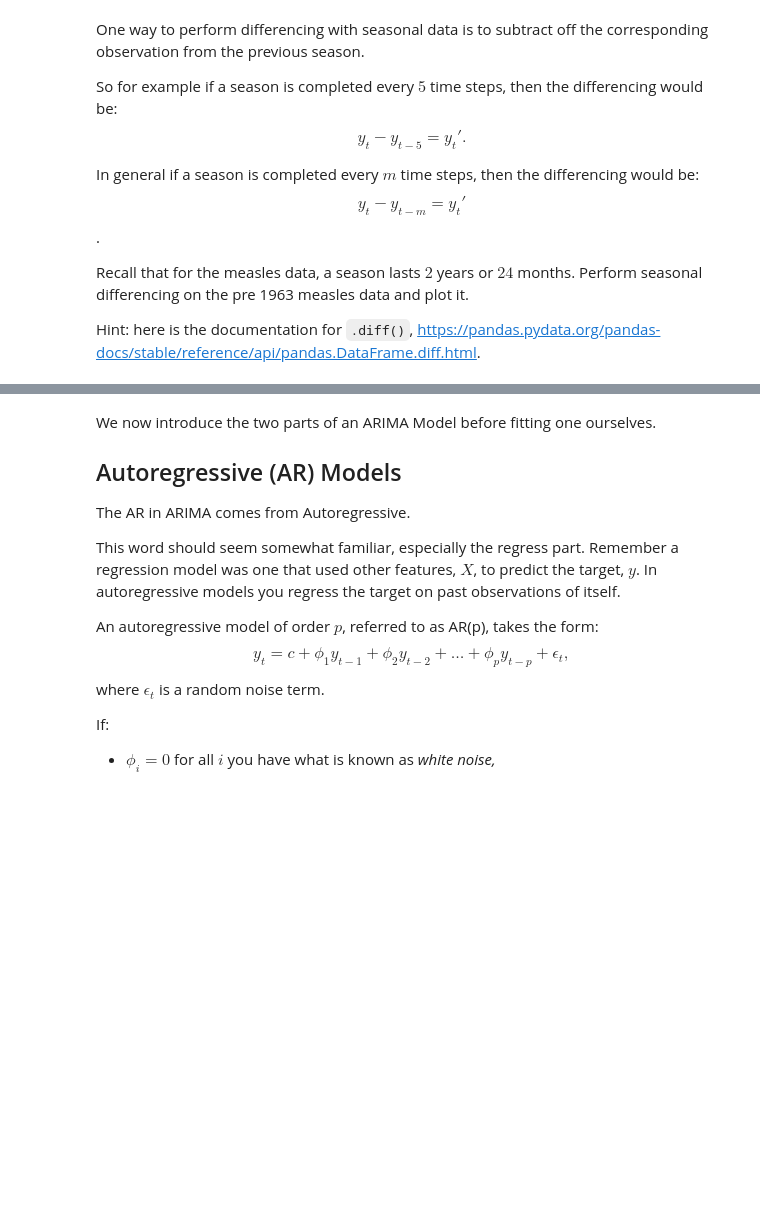
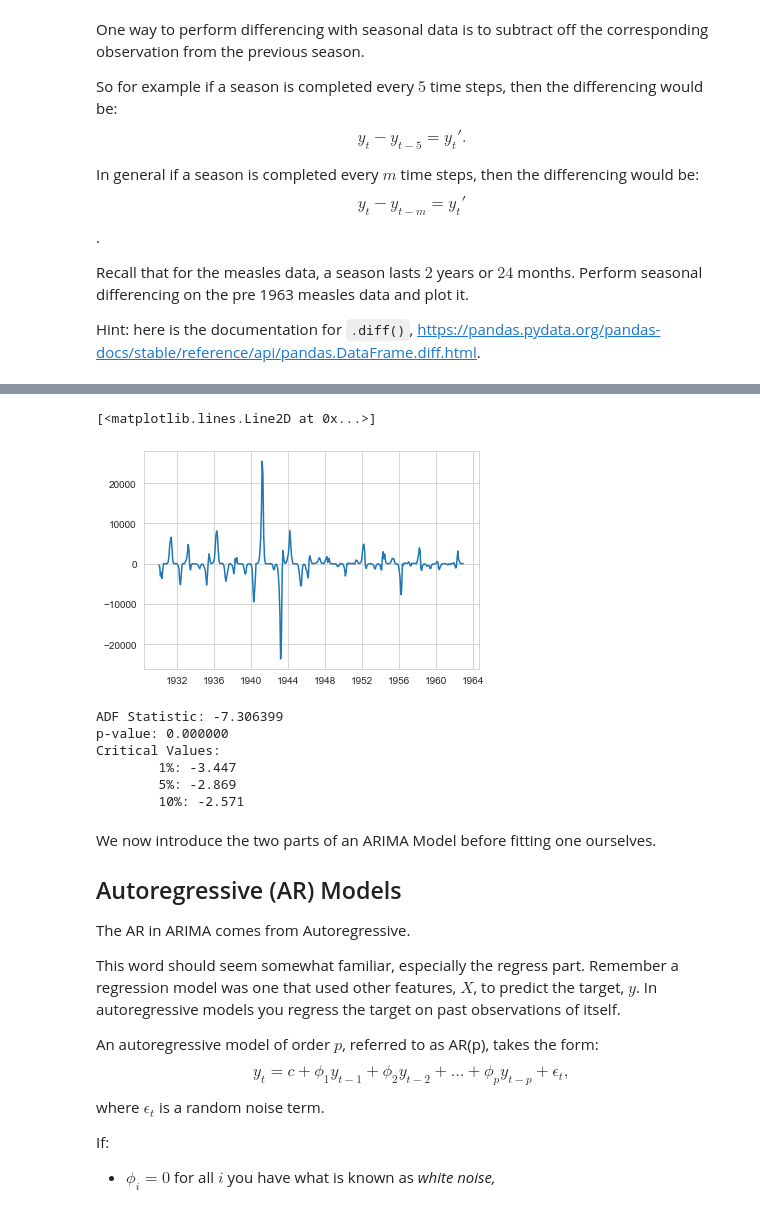
Before and after one commit to yuxinxwang/Code2020Materials, a Jupyter notebook: Lectures/TimeSeries/Notebook 5 - ARIMA.ipynb, the cells around one changed output, grey strips where cells are left out. Cells and saved outputs as stored; diff of their text form; code cells hidden in the pictures; blank space fills up the shorter version.

```diff
--- a/Lectures/TimeSeries/Notebook 5 - ARIMA.ipynb
+++ b/Lectures/TimeSeries/Notebook 5 - ARIMA.ipynb
@@ -297,3 +319,5 @@ Recall that for the measles data, a season lasts $2$ years or $24$ months. Perfo
 Hint: here is the documentation for `.diff()`, <a href="https://pandas.pydata.org/pandas-docs/stable/reference/api/pandas.DataFrame.diff.html">https://pandas.pydata.org/pandas-docs/stable/reference/api/pandas.DataFrame.diff.html</a>.
 # %%
 ## Code Here
+
+measles['diff'] = measles_1963['cases'].diff(periods=24)
@@ -304,3 +340,26 @@ Hint: here is the documentation for `.diff()`, <a href="https://pandas.pydata.or
+# %%
+## Code Here
+
+
+plt.plot(measles['month'].iloc[24:], measles['diff'].iloc[24:])
+# %% [output]
+[<matplotlib.lines.Line2D at 0x...>]
+[figure, added]
+# %%
+from statsmodels.tsa.stattools import adfuller
+result = adfuller(measles['diff'].dropna().to_numpy())
+print('ADF Statistic: %f' % result[0])
+print('p-value: %f' % result[1])
+print('Critical Values:')
+for key, value in result[4].items():
+	print('\t%s: %.3f' % (key, value))
+# %% [output]
+ADF Statistic: -7.306399
+p-value: 0.000000
+Critical Values:
+        1%: -3.447
+        5%: -2.869
+        10%: -2.571
 # %% [markdown]
 We now introduce the two parts of an ARIMA Model before fitting one ourselves.
 
```
Also changed, not shown: parts of 19 cells of this notebook, 2 other files.
